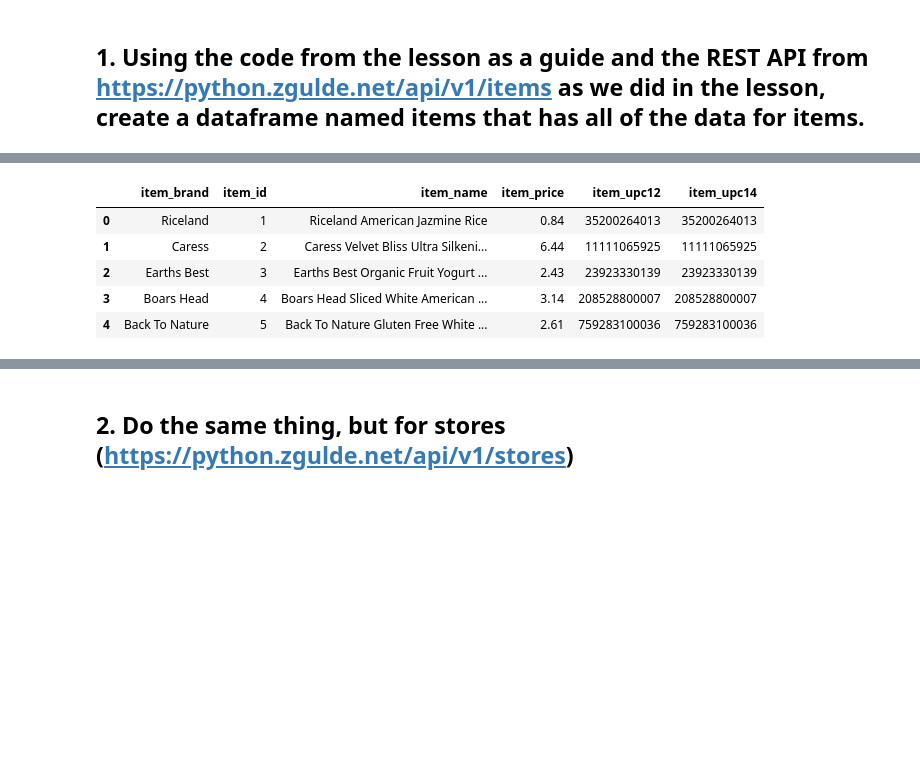
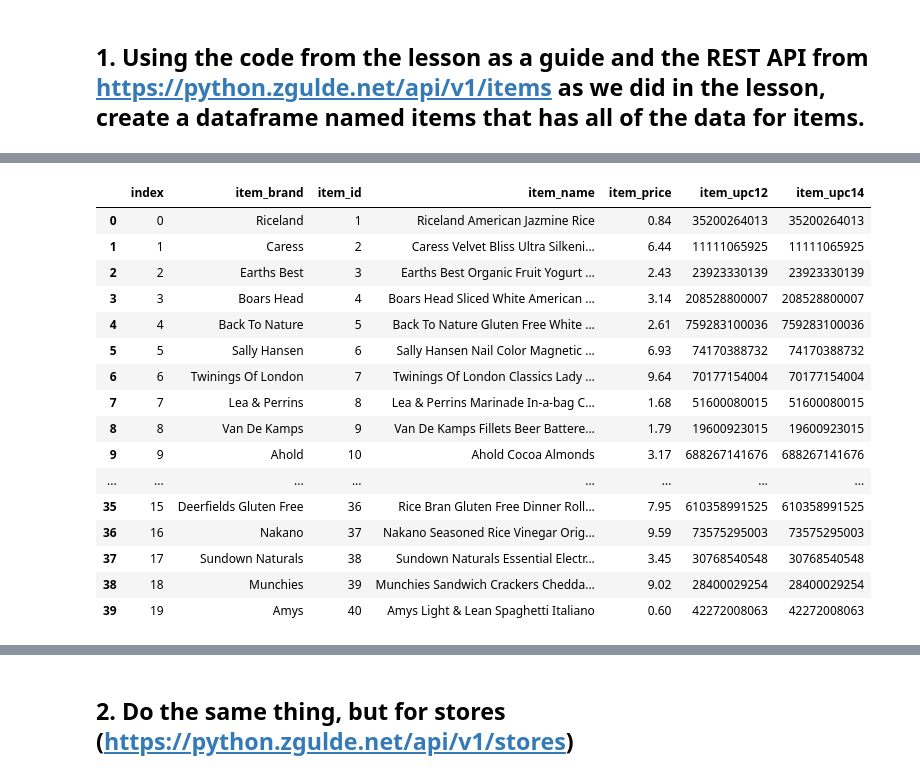
Before and after one commit to greg-maggard/time_series_exercises, a Jupyter notebook: time_series_exercises.ipynb, the cells around one changed output, grey strips where cells are left out. Drawn from its saved outputs; the diff is of its cells as text; code cells hidden in the pictures; blank space fills up the shorter version.

```diff
--- a/time_series_exercises.ipynb
+++ b/time_series_exercises.ipynb
@@ -13,10 +33,0 @@ data = response.json()
-# %%
-items = pd.DataFrame(data['payload']['items'])
-items.head()
-# %% [output]
-|  | item_brand | item_id | item_name | item_price | item_upc12 | item_upc14 |
-| 0 | Riceland | 1 | Riceland American Jazmine Rice | 0.84 | 35200264013 | 35200264013 |
-| 1 | Caress | 2 | Caress Velvet Bliss Ultra Silkeni... | 6.44 | 11111065925 | 11111065925 |
-| 2 | Earths Best | 3 | Earths Best Organic Fruit Yogurt ... | 2.43 | 23923330139 | 23923330139 |
-| 3 | Boars Head | 4 | Boars Head Sliced White American ... | 3.14 | 208528800007 | 208528800007 |
-| 4 | Back To Nature | 5 | Back To Nature Gluten Free White ... | 2.61 | 759283100036 | 759283100036 |
@@ -22,0 +39,20 @@ items.head()
+# %%
+items
+# %% [output]
+|  | index | item_brand | item_id | item_name | item_price | item_upc12 | item_upc14 |
+| 0 | 0 | Riceland | 1 | Riceland American Jazmine Rice | 0.84 | 35200264013 | 35200264013 |
+| 1 | 1 | Caress | 2 | Caress Velvet Bliss Ultra Silkeni... | 6.44 | 11111065925 | 11111065925 |
+| 2 | 2 | Earths Best | 3 | Earths Best Organic Fruit Yogurt ... | 2.43 | 23923330139 | 23923330139 |
+| 3 | 3 | Boars Head | 4 | Boars Head Sliced White American ... | 3.14 | 208528800007 | 208528800007 |
+| 4 | 4 | Back To Nature | 5 | Back To Nature Gluten Free White ... | 2.61 | 759283100036 | 759283100036 |
+| 5 | 5 | Sally Hansen | 6 | Sally Hansen Nail Color Magnetic ... | 6.93 | 74170388732 | 74170388732 |
+| 6 | 6 | Twinings Of London | 7 | Twinings Of London Classics Lady ... | 9.64 | 70177154004 | 70177154004 |
+| 7 | 7 | Lea & Perrins | 8 | Lea & Perrins Marinade In-a-bag C... | 1.68 | 51600080015 | 51600080015 |
+| 8 | 8 | Van De Kamps | 9 | Van De Kamps Fillets Beer Battere... | 1.79 | 19600923015 | 19600923015 |
+| 9 | 9 | Ahold | 10 | Ahold Cocoa Almonds | 3.17 | 688267141676 | 688267141676 |
+| ... | ... | ... | ... | ... | ... | ... | ... |
+| 35 | 15 | Deerfields Gluten Free | 36 | Rice Bran Gluten Free Dinner Roll... | 7.95 | 610358991525 | 610358991525 |
+| 36 | 16 | Nakano | 37 | Nakano Seasoned Rice Vinegar Orig... | 9.59 | 73575295003 | 73575295003 |
+| 37 | 17 | Sundown Naturals | 38 | Sundown Naturals Essential Electr... | 3.45 | 30768540548 | 30768540548 |
+| 38 | 18 | Munchies | 39 | Munchies Sandwich Crackers Chedda... | 9.02 | 28400029254 | 28400029254 |
+| 39 | 19 | Amys | 40 | Amys Light & Lean Spaghetti Italiano | 0.60 | 42272008063 | 42272008063 |
```
Also changed, not shown: parts of 21 cells of this notebook.
